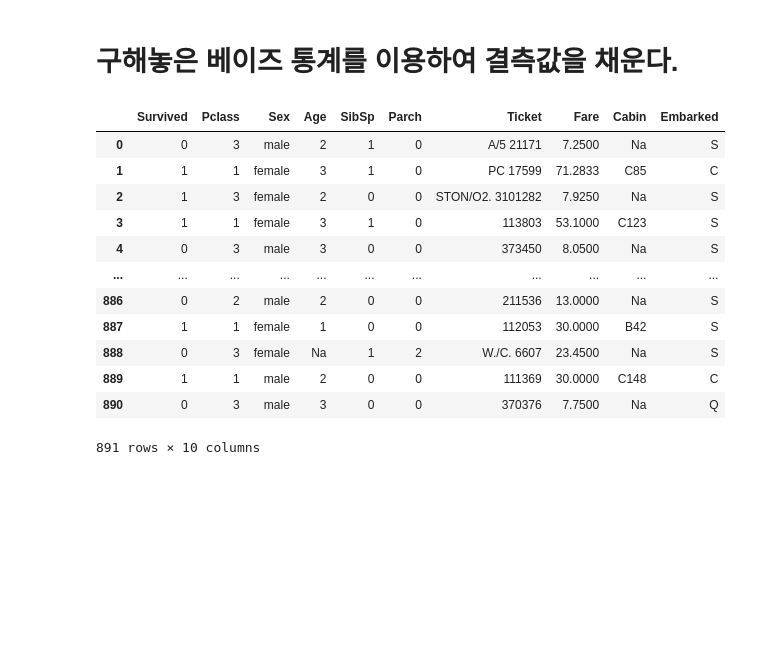
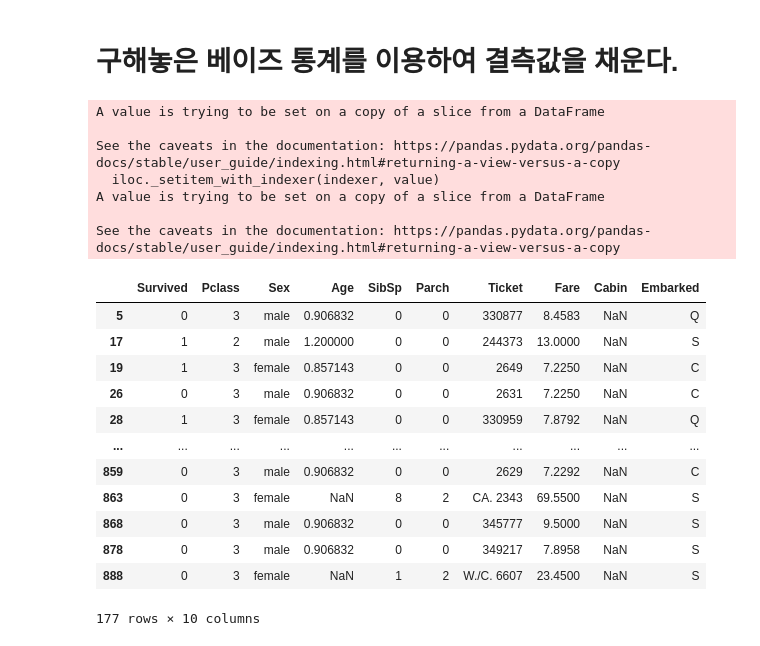
Before and after one commit to Ash-Stat/An-Si-Hyun, a Jupyter notebook: kaggle_titanic.ipynb, the cells around one changed output. Saved outputs shown, nothing was run; the diff lists cells and outputs as text; code cells hidden in the pictures; blank space fills up the shorter version.

```diff
--- a/kaggle_titanic.ipynb
+++ b/kaggle_titanic.ipynb
@@ -632,24 +632,31 @@ See the caveats in the documentation: https://pandas.pydata.org/pandas-docs/stab
 # %% [markdown]
 # 구해놓은 베이즈 통계를 이용하여 결측값을 채운다.
 # %%
-data=data.fillna('Na')
+data_null=data[data['Age'].isnull() == True]
+data_null
 for Sur,Se,Pc,Sib,Par,ag,inin in zip(base['Survived'], base['Sex'], base['Pclass'],base['SibSp'],base['Parch'],base['weighted_age'],base.index):
-  for Sur1,Se1,Pc1,Sib1,Par1,agag, inin1 in zip(data['Survived'], data['Sex'], data['Pclass'],data['SibSp'],data['Parch'],data['Age'], data.index):
-    if Sur == Sur1 and Se == Se1 and Pc == Pc1 and Sib == Sib1 and Par == Par1 and agag == str('Na'):
-      data['Age'].loc[inin1]=ag
+  for Sur1,Se1,Pc1,Sib1,Par1,agag, inin1 in zip(data_null['Survived'], data_null['Sex'], data_null['Pclass'],data_null['SibSp'],data_null['Parch'],data_null['Age'], data_null.index):
+    if Sur == Sur1 and Se == Se1 and Pc == Pc1 and Sib == Sib1 and Par == Par1:
+      data_null['Age'].loc[inin1]=ag
+data_null
+# %% [output]
+A value is trying to be set on a copy of a slice from a DataFrame
+
+See the caveats in the documentation: https://pandas.pydata.org/pandas-docs/stable/user_guide/indexing.html#returning-a-view-versus-a-copy
+  iloc._setitem_with_indexer(indexer, value)
+A value is trying to be set on a copy of a slice from a DataFrame
+
+See the caveats in the documentation: https://pandas.pydata.org/pandas-docs/stable/user_guide/indexing.html#returning-a-view-versus-a-copy
+|  | Survived | Pclass | Sex | Age | SibSp | Parch | Ticket | Fare | Cabin | Embarked |
+| 5 | 0 | 3 | male | 0.906832 | 0 | 0 | 330877 | 8.4583 | NaN | Q |
+| 17 | 1 | 2 | male | 1.200000 | 0 | 0 | 244373 | 13.0000 | NaN | S |
+| 19 | 1 | 3 | female | 0.857143 | 0 | 0 | 2649 | 7.2250 | NaN | C |
+| 26 | 0 | 3 | male | 0.906832 | 0 | 0 | 2631 | 7.2250 | NaN | C |
+| 28 | 1 | 3 | female | 0.857143 | 0 | 0 | 330959 | 7.8792 | NaN | Q |
+| ... | ... | ... | ... | ... | ... | ... | ... | ... | ... | ... |
+| 859 | 0 | 3 | male | 0.906832 | 0 | 0 | 2629 | 7.2292 | NaN | C |
+| 863 | 0 | 3 | female | NaN | 8 | 2 | CA. 2343 | 69.5500 | NaN | S |
+| 868 | 0 | 3 | male | 0.906832 | 0 | 0 | 345777 | 9.5000 | NaN | S |
+| 878 | 0 | 3 | male | 0.906832 | 0 | 0 | 349217 | 7.8958 | NaN | S |
+| 888 | 0 | 3 | female | NaN | 1 | 2 | W./C. 6607 | 23.4500 | NaN | S |
+177 rows × 10 columns
-# %%
-data
-# %% [output]
-|  | Survived | Pclass | Sex | Age | SibSp | Parch | Ticket | Fare | Cabin | Embarked |
-| 0 | 0 | 3 | male | 2 | 1 | 0 | A/5 21171 | 7.2500 | Na | S |
-| 1 | 1 | 1 | female | 3 | 1 | 0 | PC 17599 | 71.2833 | C85 | C |
-| 2 | 1 | 3 | female | 2 | 0 | 0 | STON/O2. 3101282 | 7.9250 | Na | S |
-| 3 | 1 | 1 | female | 3 | 1 | 0 | 113803 | 53.1000 | C123 | S |
-| 4 | 0 | 3 | male | 3 | 0 | 0 | 373450 | 8.0500 | Na | S |
-| ... | ... | ... | ... | ... | ... | ... | ... | ... | ... | ... |
-| 886 | 0 | 2 | male | 2 | 0 | 0 | 211536 | 13.0000 | Na | S |
-| 887 | 1 | 1 | female | 1 | 0 | 0 | 112053 | 30.0000 | B42 | S |
-| 888 | 0 | 3 | female | Na | 1 | 2 | W./C. 6607 | 23.4500 | Na | S |
-| 889 | 1 | 1 | male | 2 | 0 | 0 | 111369 | 30.0000 | C148 | C |
-| 890 | 0 | 3 | male | 3 | 0 | 0 | 370376 | 7.7500 | Na | Q |
-891 rows × 10 columns
```
Also changed, not shown: parts of 2 cells of this notebook.
